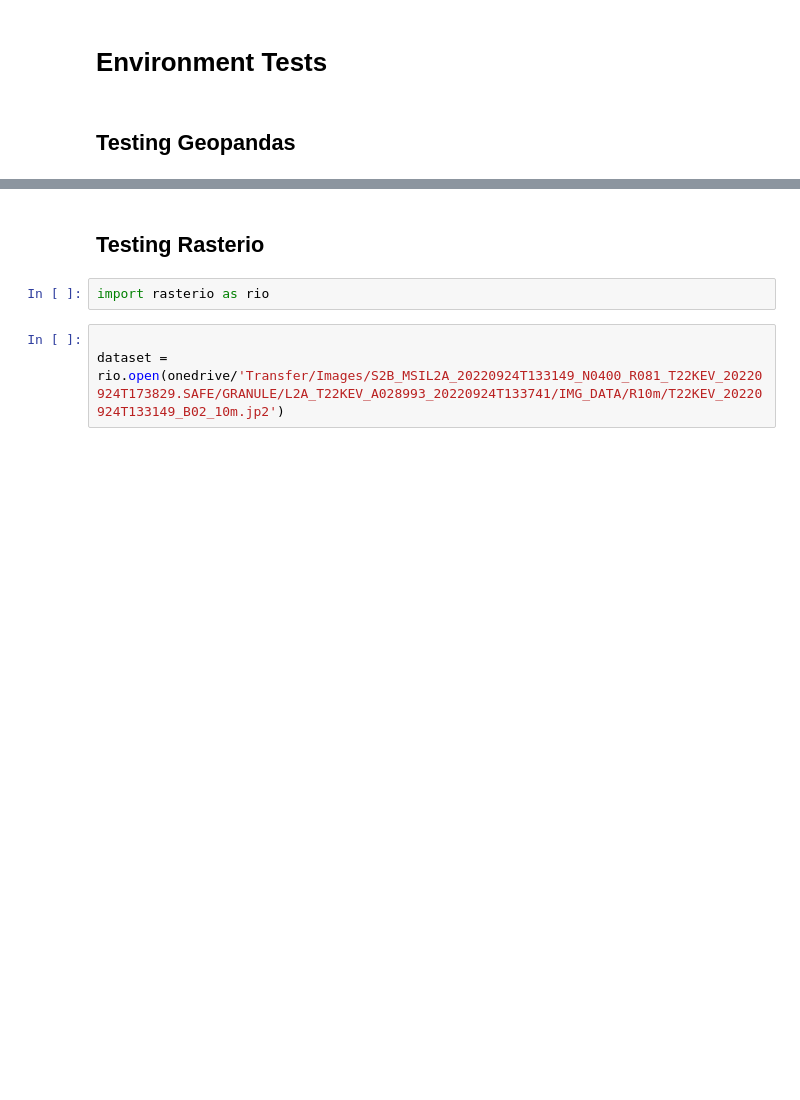
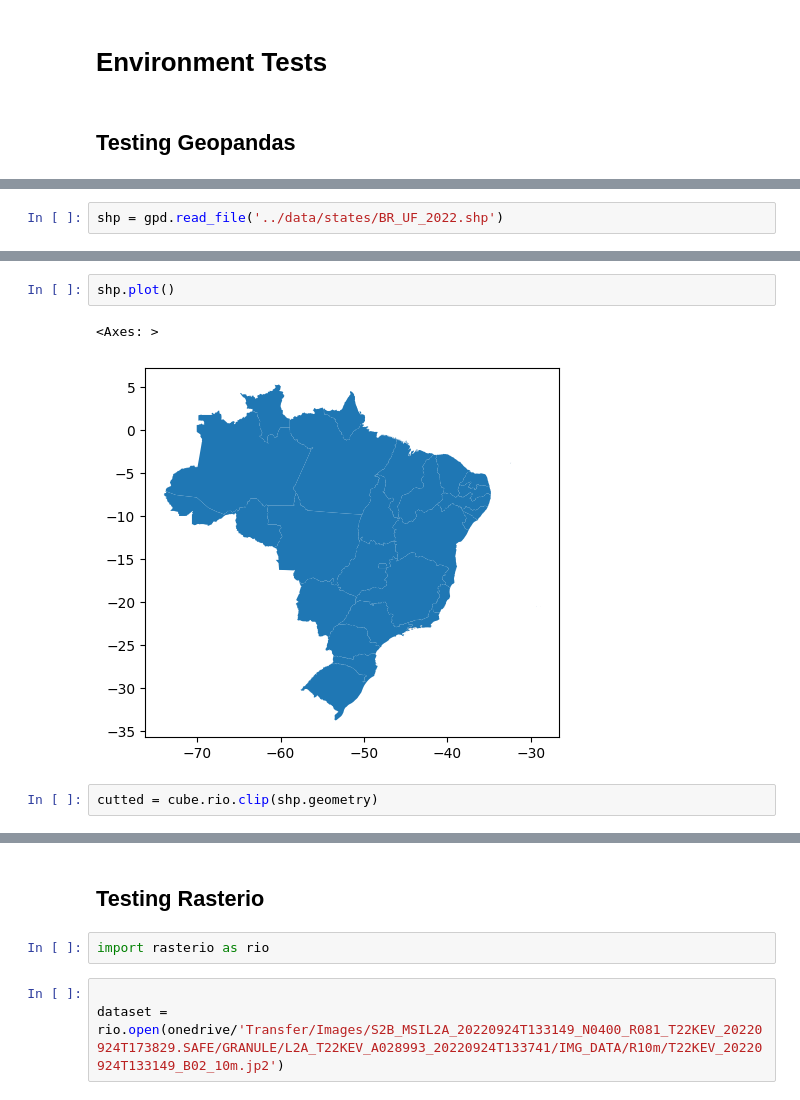
Before and after one commit to cordmaur/INPERainDownloader, a Jupyter notebook: nbs/99-EnvironmentTests.ipynb, the cells around one changed output, grey strips where cells are left out. Cells and saved outputs as stored; diff of their text form; blank space fills up the shorter version.

```diff
--- a/nbs/99-EnvironmentTests.ipynb
+++ b/nbs/99-EnvironmentTests.ipynb
@@ -115,0 +31,2 @@ ax = doce.plot()
+# %%
+shp = gpd.read_file('../data/states/BR_UF_2022.shp')
@@ -115,0 +47,7 @@ ax = doce.plot()
+# %%
+shp.plot()
+# %% [output]
+<Axes: >
+[figure, added]
+# %%
+cutted = cube.rio.clip(shp.geometry)
```
Also changed, not shown: parts of 49 cells of this notebook, 8 other files.
